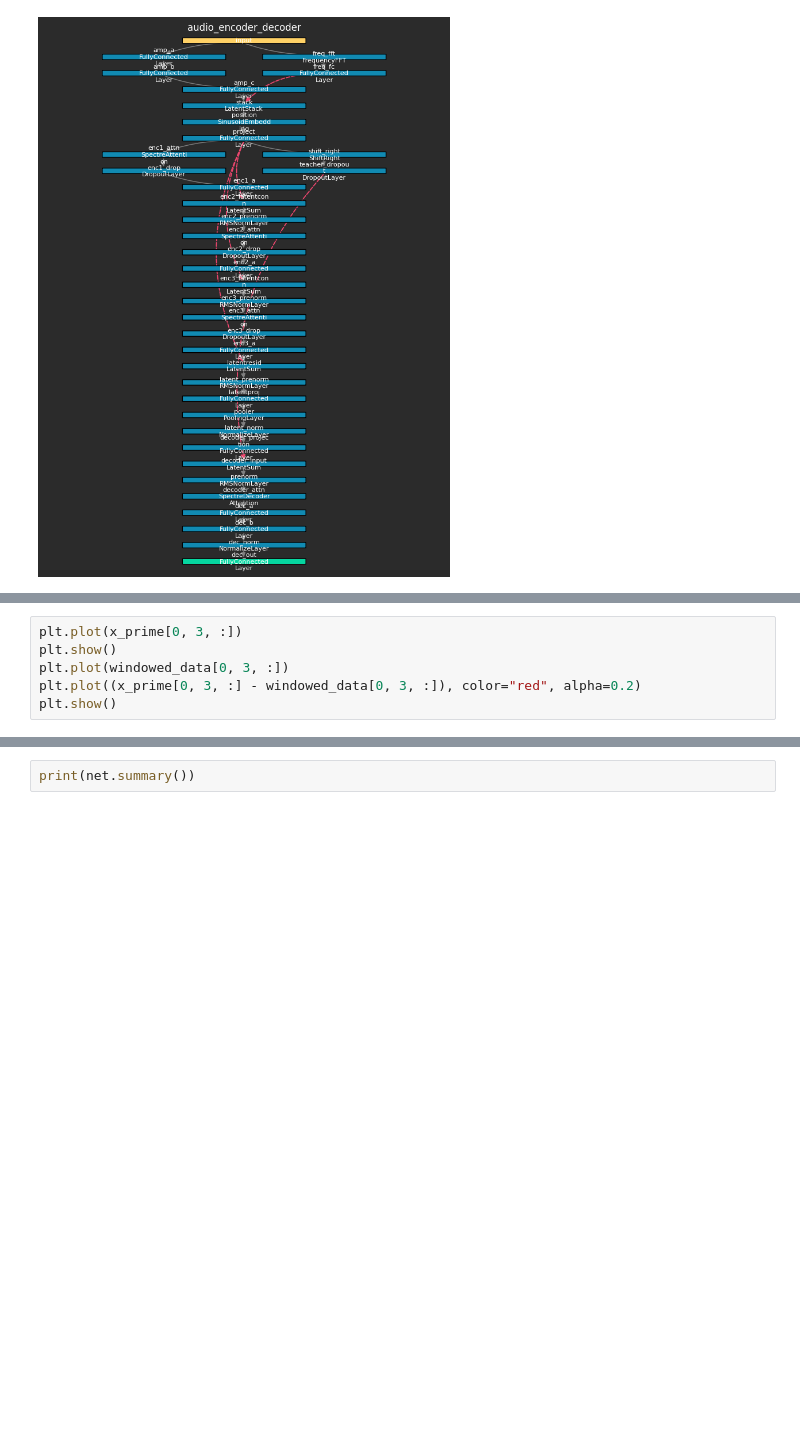
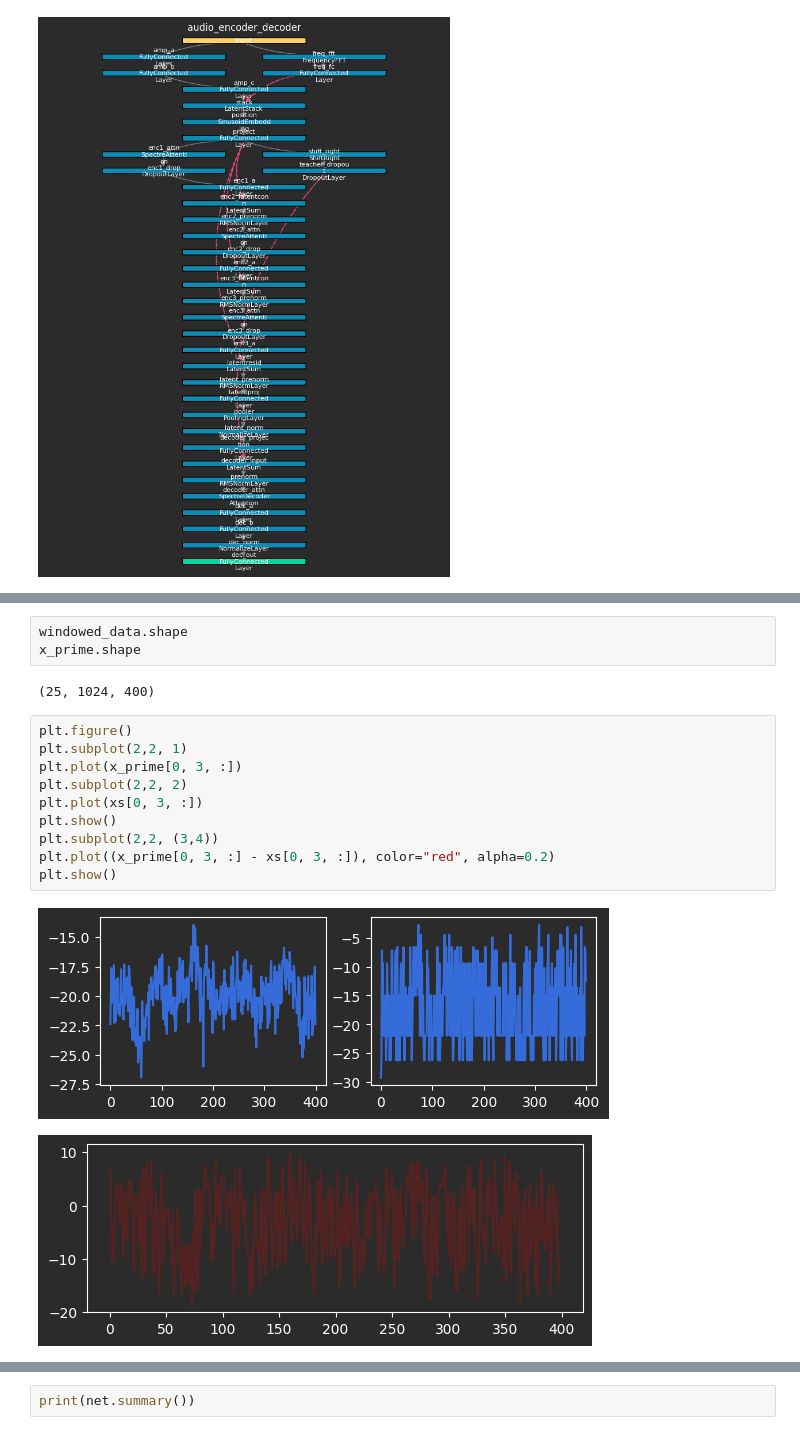
Before and after one commit to Davidgraey/ml-tools, a Jupyter notebook: notebooks/elephant_training_latentspace.ipynb, the cells around one changed output, grey strips where cells are left out. Drawn from its saved outputs; the diff is of its cells as text; blank space fills up the shorter version.

```diff
--- a/notebooks/elephant_training_latentspace.ipynb
+++ b/notebooks/elephant_training_latentspace.ipynb
@@ -388,6 +424,18 @@ plt.show()
+# %%
+windowed_data.shape
+x_prime.shape
+# %% [output]
+(25, 1024, 400)
 # %%
+plt.figure()
+plt.subplot(2,2, 1)
 plt.plot(x_prime[0, 3, :])
+plt.subplot(2,2, 2)
+plt.plot(xs[0, 3, :])
 plt.show()
-plt.plot(windowed_data[0, 3, :])
-plt.plot((x_prime[0, 3, :] - windowed_data[0, 3, :]), color="red", alpha=0.2)
+plt.subplot(2,2, (3,4))
+plt.plot((x_prime[0, 3, :] - xs[0, 3, :]), color="red", alpha=0.2)
 plt.show()
+# %% [output]
+[figure, added]
+[figure, added]
```
Also changed, not shown: parts of 3 cells of this notebook, 2 other files.
